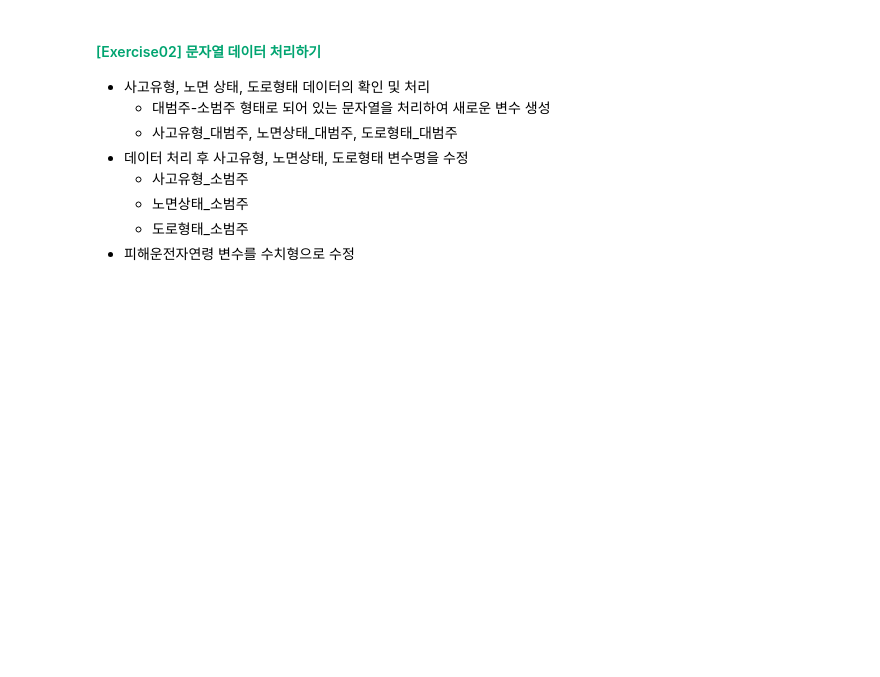
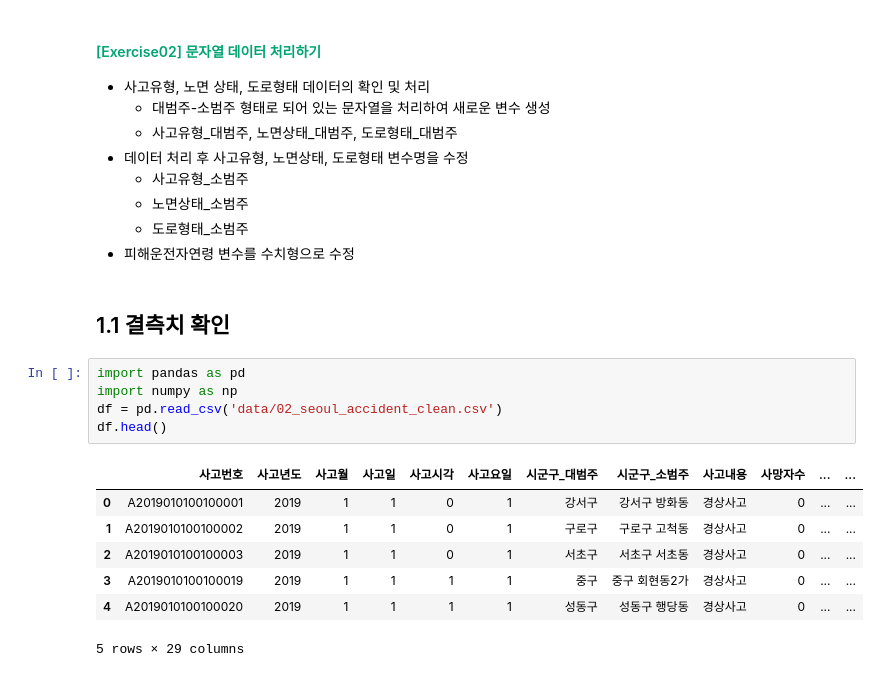
Before and after one commit to Hwijune/hackt, a Jupyter notebook: study/01_AI_Bigdata_Programming/08_Data_Cleansing.ipynb, the cells around one changed output. Drawn from its saved outputs; the diff is of its cells as text; blank space fills up the shorter version.

```diff
--- a/study/01_AI_Bigdata_Programming/08_Data_Cleansing.ipynb
+++ b/study/01_AI_Bigdata_Programming/08_Data_Cleansing.ipynb
@@ -554,3 +554,18 @@ Name: 가해운전자연령, dtype: float64
     - 노면상태_소범주
     - 도로형태_소범주
 - 피해운전자연령 변수를 수치형으로 수정
+# %% [markdown]
+## 1.1 결측치 확인
+# %%
+import pandas as pd
+import numpy as np
+df = pd.read_csv('data/02_seoul_accident_clean.csv')
+df.head()
+# %% [output]
+|  | 사고번호 | 사고년도 | 사고월 | 사고일 | 사고시각 | 사고요일 | 시군구_대범주 | 시군구_소범주 | 사고내용 | 사망자수 | ... | ... |
+| 0 | A2019010100100001 | 2019 | 1 | 1 | 0 | 1 | 강서구 | 강서구 방화동 | 경상사고 | 0 | ... | ... |
+| 1 | A2019010100100002 | 2019 | 1 | 1 | 0 | 1 | 구로구 | 구로구 고척동 | 경상사고 | 0 | ... | ... |
+| 2 | A2019010100100003 | 2019 | 1 | 1 | 0 | 1 | 서초구 | 서초구 서초동 | 경상사고 | 0 | ... | ... |
+| 3 | A2019010100100019 | 2019 | 1 | 1 | 1 | 1 | 중구 | 중구 회현동2가 | 경상사고 | 0 | ... | ... |
+| 4 | A2019010100100020 | 2019 | 1 | 1 | 1 | 1 | 성동구 | 성동구 행당동 | 경상사고 | 0 | ... | ... |
+5 rows × 29 columns
```
Also changed, not shown: parts of 18 cells of this notebook, 2 other files.
